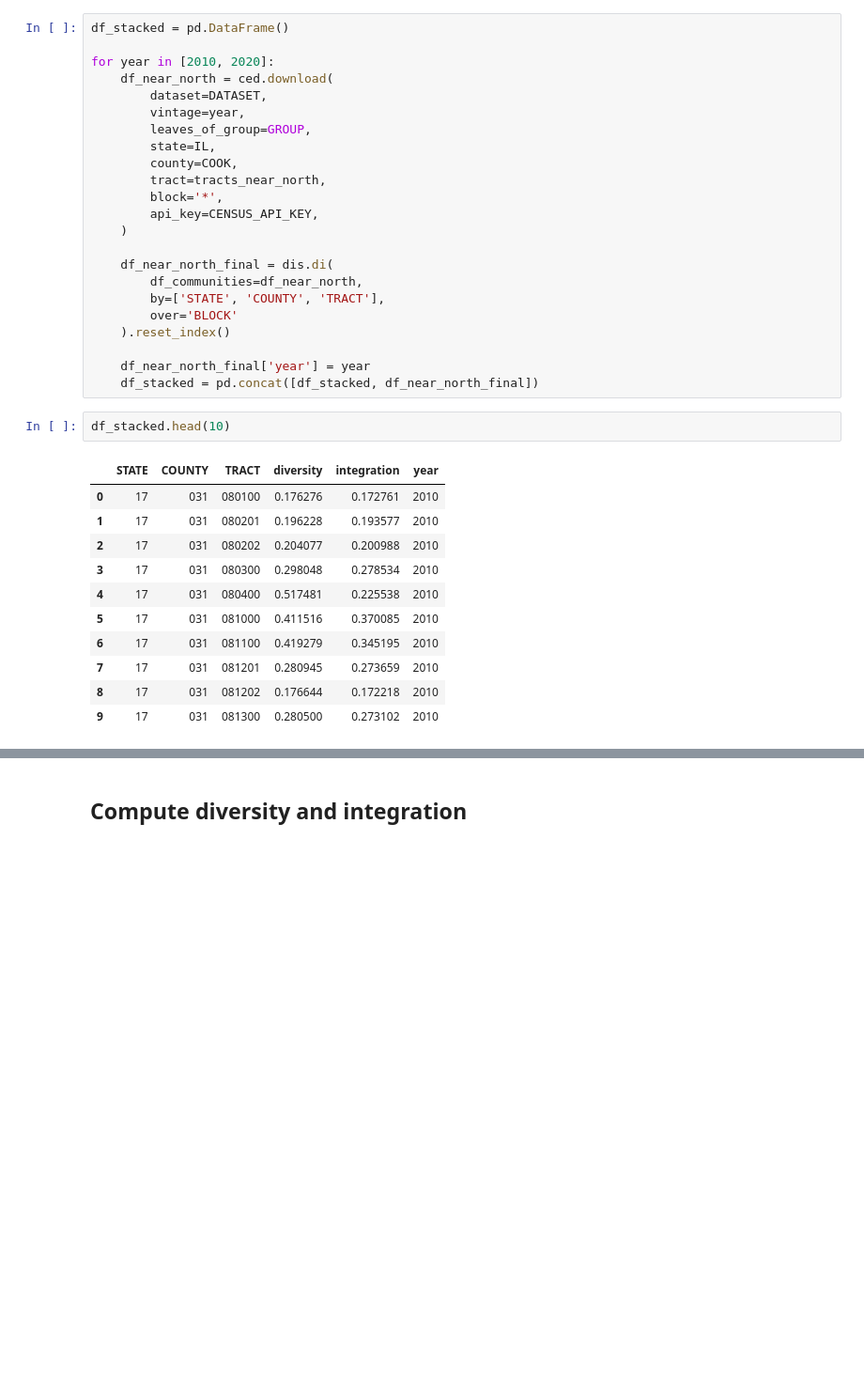
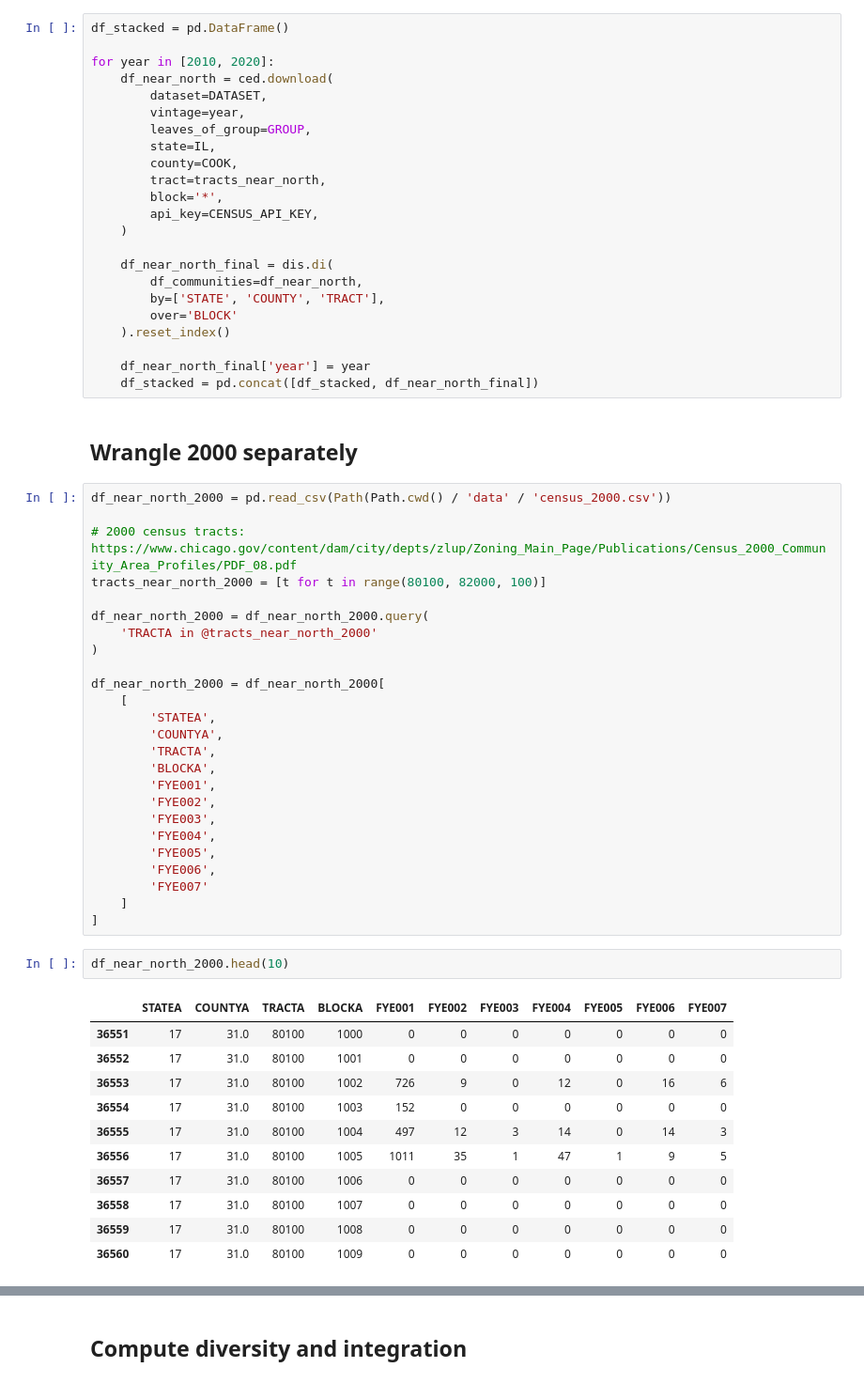
Before and after one commit to bryantco/near-north-demographics, a Jupyter notebook: main.ipynb, the cells around one changed output, grey strips where cells are left out. Shown: that part at 94% size. Cells and saved outputs as stored; diff of their text form; blank space fills up the shorter version.

Commit message:
feat: first draft of cleaning 2000 data (incomplete)

```diff
--- a/main.ipynb
+++ b/main.ipynb
@@ -62,17 +64,44 @@ for year in [2010, 2020]:
 
     df_near_north_final['year'] = year
     df_stacked = pd.concat([df_stacked, df_near_north_final])
-# %%
-df_stacked.head(10)
-# %% [output]
-|  | STATE | COUNTY | TRACT | diversity | integration | year |
-| 0 | 17 | 031 | 080100 | 0.176276 | 0.172761 | 2010 |
-| 1 | 17 | 031 | 080201 | 0.196228 | 0.193577 | 2010 |
-| 2 | 17 | 031 | 080202 | 0.204077 | 0.200988 | 2010 |
-| 3 | 17 | 031 | 080300 | 0.298048 | 0.278534 | 2010 |
-| 4 | 17 | 031 | 080400 | 0.517481 | 0.225538 | 2010 |
-| 5 | 17 | 031 | 081000 | 0.411516 | 0.370085 | 2010 |
-| 6 | 17 | 031 | 081100 | 0.419279 | 0.345195 | 2010 |
-| 7 | 17 | 031 | 081201 | 0.280945 | 0.273659 | 2010 |
-| 8 | 17 | 031 | 081202 | 0.176644 | 0.172218 | 2010 |
-| 9 | 17 | 031 | 081300 | 0.280500 | 0.273102 | 2010 |
+# %% [markdown]
+## Wrangle 2000 separately
+# %%
+df_near_north_2000 = pd.read_csv(Path(Path.cwd() / 'data' / 'census_2000.csv'))
+
+# 2000 census tracts: https://www.chicago.gov/content/dam/city/depts/zlup/Zoning_Main_Page/Publications/Census_2000_Community_Area_Profiles/PDF_08.pdf
+tracts_near_north_2000 = [t for t in range(80100, 82000, 100)]
+
+df_near_north_2000 = df_near_north_2000.query(
+    'TRACTA in @tracts_near_north_2000'
+)
+
+df_near_north_2000 = df_near_north_2000[
+    [
+        'STATEA',
+        'COUNTYA',
+        'TRACTA',
+        'BLOCKA',
+        'FYE001',
+        'FYE002',
+        'FYE003',
+        'FYE004',
+        'FYE005',
+        'FYE006',
+        'FYE007'
+    ]
+]
+# %%
+df_near_north_2000.head(10)
+# %% [output]
+|  | STATEA | COUNTYA | TRACTA | BLOCKA | FYE001 | FYE002 | FYE003 | FYE004 | FYE005 | FYE006 | FYE007 |
+| 36551 | 17 | 31.0 | 80100 | 1000 | 0 | 0 | 0 | 0 | 0 | 0 | 0 |
+| 36552 | 17 | 31.0 | 80100 | 1001 | 0 | 0 | 0 | 0 | 0 | 0 | 0 |
+| 36553 | 17 | 31.0 | 80100 | 1002 | 726 | 9 | 0 | 12 | 0 | 16 | 6 |
+| 36554 | 17 | 31.0 | 80100 | 1003 | 152 | 0 | 0 | 0 | 0 | 0 | 0 |
+| 36555 | 17 | 31.0 | 80100 | 1004 | 497 | 12 | 3 | 14 | 0 | 14 | 3 |
+| 36556 | 17 | 31.0 | 80100 | 1005 | 1011 | 35 | 1 | 47 | 1 | 9 | 5 |
+| 36557 | 17 | 31.0 | 80100 | 1006 | 0 | 0 | 0 | 0 | 0 | 0 | 0 |
+| 36558 | 17 | 31.0 | 80100 | 1007 | 0 | 0 | 0 | 0 | 0 | 0 | 0 |
+| 36559 | 17 | 31.0 | 80100 | 1008 | 0 | 0 | 0 | 0 | 0 | 0 | 0 |
+| 36560 | 17 | 31.0 | 80100 | 1009 | 0 | 0 | 0 | 0 | 0 | 0 | 0 |
```
Also changed, not shown: parts of 3 cells of this notebook.
